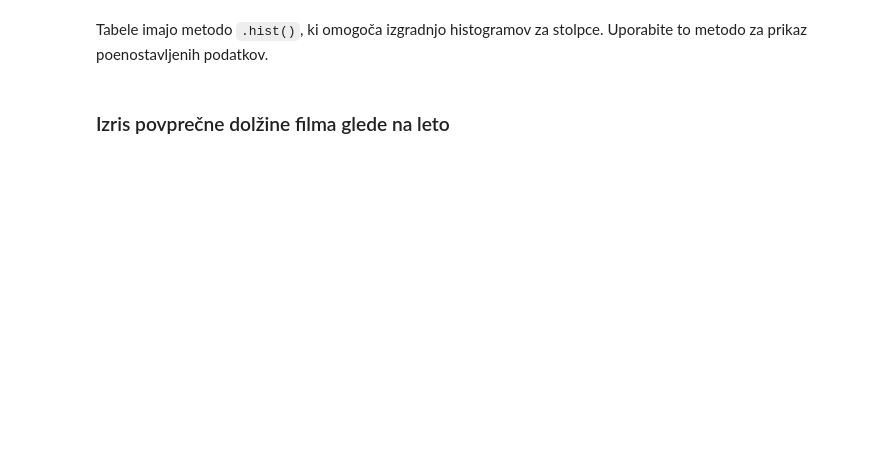
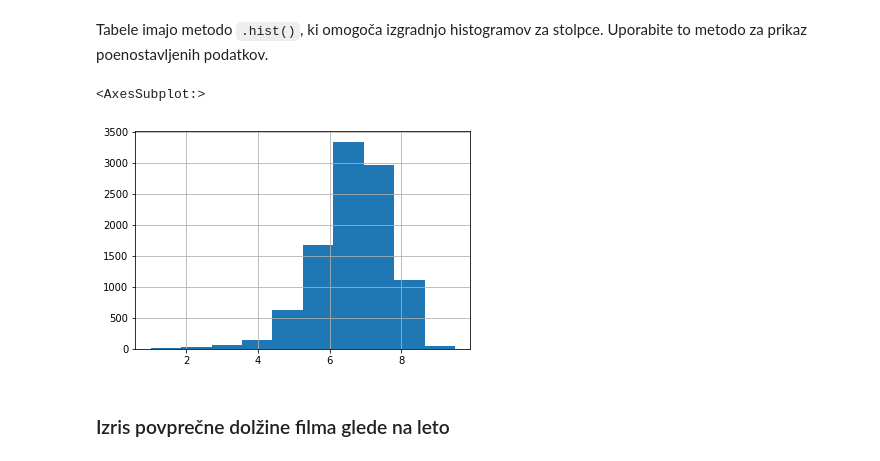
Before and after one commit to MancaStrah/programiranje-1, a Jupyter notebook: 03-analiza-podatkov/vaje/pandas_101.ipynb, the cells around one changed output. Cells and saved outputs as stored; diff of their text form; code cells hidden in the pictures; blank space fills up the shorter version.

```diff
--- a/03-analiza-podatkov/vaje/pandas_101.ipynb
+++ b/03-analiza-podatkov/vaje/pandas_101.ipynb
@@ -65,4 +257,9 @@ Naredite stolpični diagram teh podatkov.
 # %% [markdown]
 Tabele imajo metodo `.hist()`, ki omogoča izgradnjo histogramov za stolpce. Uporabite to metodo za prikaz poenostavljenih podatkov.
+# %%
+filmi['ocena'].hist()
+# %% [output]
+<AxesSubplot:>
+[figure, added]
 # %% [markdown]
 ### Izris povprečne dolžine filma glede na leto
```
Also changed, not shown: parts of 16 cells of this notebook, 4 other files.
